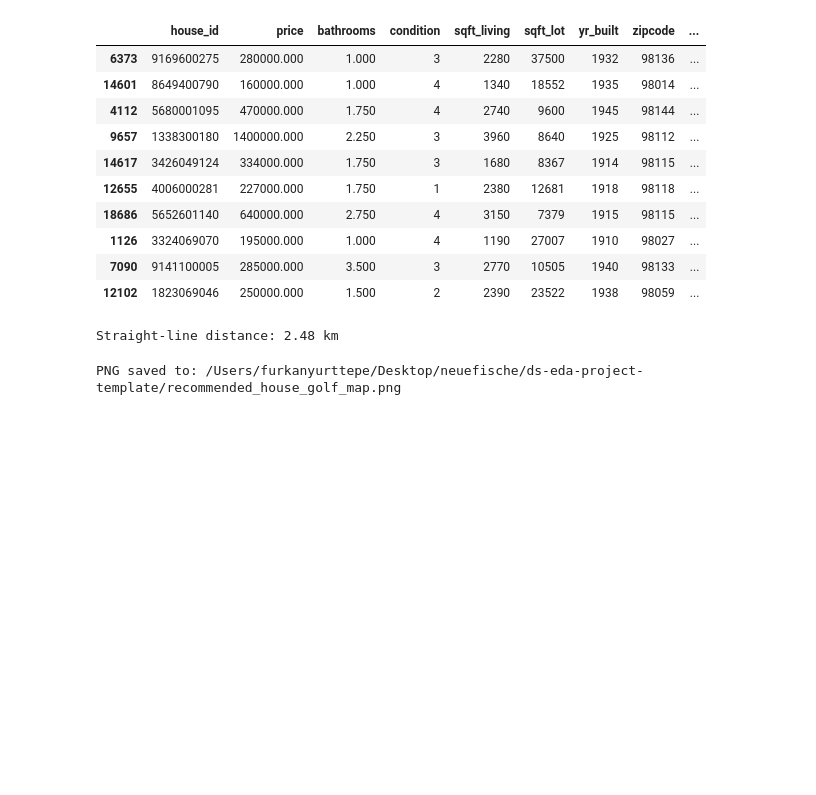
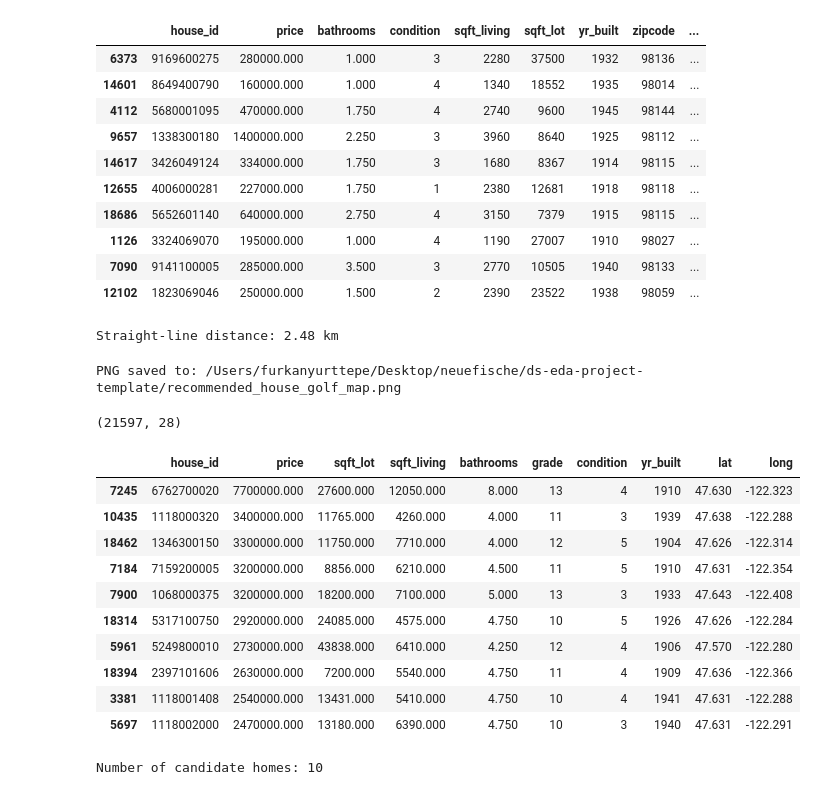
Before and after one commit to crsbln/ds-eda-project-template, a Jupyter notebook: 04_eda.ipynb, the cells around one changed output. Drawn from its saved outputs; the diff is of its cells as text; code cells hidden in the pictures; blank space fills up the shorter version.

```diff
--- a/04_eda.ipynb
+++ b/04_eda.ipynb
@@ -30,7 +30,7 @@ pd.set_option("display.float_format", lambda x: "%.3f" % x)
 The joined dataset was exported from DBeaver and saved locally in the `data` folder.
 # %%
 df = pd.read_csv(
-    "data/king_county_housing_complete_202609161448.csv"
+    "king_county_housing_complete_202609161448.csv"
 )
 # %%
 df.head()
@@ -1826,3 +1828,67 @@ fig.write_image(
 print("PNG saved to:", output_path.resolve())
 # %% [output]
 PNG saved to: /Users/furkanyurttepe/Desktop/neuefische/ds-eda-project-template/recommended_house_golf_map.png
+# %%
+df_clean.shape
+# %% [output]
+(21597, 28)
+# %%
+df_clean = df.copy()
+# %%
+df_clean["date"] = pd.to_datetime(
+    df_clean["date"],
+    errors="coerce"
+)
+# %%
+candidate_house_ids = [
+    1118002000,
+    1118001408,
+    2397101606,
+    5249800010,
+    5317100750,
+    7159200005,
+    1068000375,
+    1346300150,
+    1118000320,
+    6762700020
+]
+
+recommended_house_id = 6762700020
+
+candidate_homes = (
+    df_clean[df_clean["house_id"].isin(candidate_house_ids)]
+    .sort_values("date")
+    .drop_duplicates(subset="house_id", keep="last")
+    .copy()
+)
+
+candidate_homes[
+    [
+        "house_id",
+        "price",
+        "sqft_lot",
+        "sqft_living",
+        "bathrooms",
+        "grade",
+        "condition",
+        "yr_built",
+        "lat",
+        "long"
+    ]
+].sort_values("price", ascending=False)
+# %% [output]
+|  | house_id | price | sqft_lot | sqft_living | bathrooms | grade | condition | yr_built | lat | long |
+| 7245 | 6762700020 | 7700000.000 | 27600.000 | 12050.000 | 8.000 | 13 | 4 | 1910 | 47.630 | -122.323 |
+| 10435 | 1118000320 | 3400000.000 | 11765.000 | 4260.000 | 4.000 | 11 | 3 | 1939 | 47.638 | -122.288 |
+| 18462 | 1346300150 | 3300000.000 | 11750.000 | 7710.000 | 4.000 | 12 | 5 | 1904 | 47.626 | -122.314 |
+| 7184 | 7159200005 | 3200000.000 | 8856.000 | 6210.000 | 4.500 | 11 | 5 | 1910 | 47.631 | -122.354 |
+| 7900 | 1068000375 | 3200000.000 | 18200.000 | 7100.000 | 5.000 | 13 | 3 | 1933 | 47.643 | -122.408 |
+| 18314 | 5317100750 | 2920000.000 | 24085.000 | 4575.000 | 4.750 | 10 | 5 | 1926 | 47.626 | -122.284 |
+| 5961 | 5249800010 | 2730000.000 | 43838.000 | 6410.000 | 4.250 | 12 | 4 | 1906 | 47.570 | -122.280 |
+| 18394 | 2397101606 | 2630000.000 | 7200.000 | 5540.000 | 4.750 | 11 | 4 | 1909 | 47.636 | -122.366 |
+| 3381 | 1118001408 | 2540000.000 | 13431.000 | 5410.000 | 4.750 | 10 | 4 | 1941 | 47.631 | -122.288 |
+| 5697 | 1118002000 | 2470000.000 | 13180.000 | 6390.000 | 4.750 | 10 | 3 | 1940 | 47.631 | -122.291 |
+# %%
+print("Number of candidate homes:", len(candidate_homes))
+# %% [output]
+Number of candidate homes: 10
```
Also changed, not shown: parts of 16 cells of this notebook, 6 other files.
